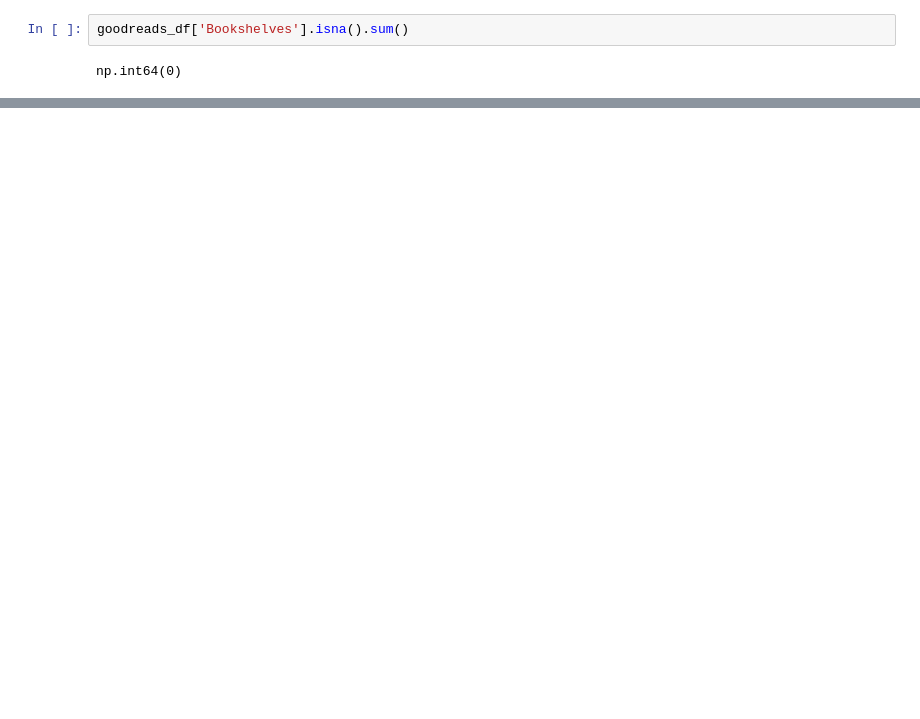
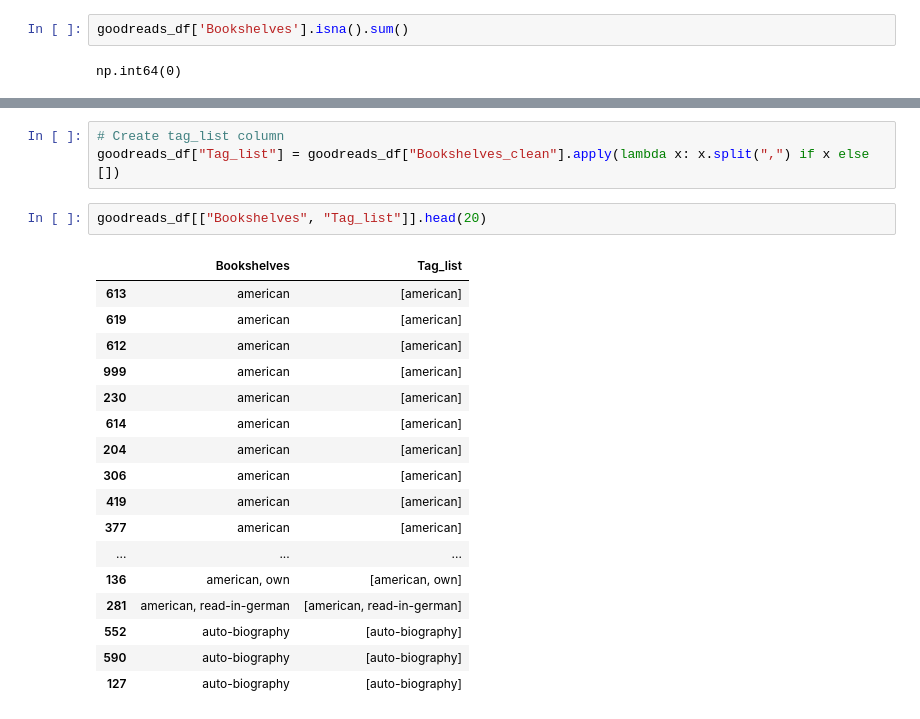
Before and after one commit to selmagrosse/goodreads-semantic-recommender, a Jupyter notebook: notebooks/data_cleanup.ipynb, the cells around one changed output, grey strips where cells are left out. Drawn from its saved outputs; the diff is of its cells as text; blank space fills up the shorter version.

```diff
--- a/notebooks/data_cleanup.ipynb
+++ b/notebooks/data_cleanup.ipynb
@@ -297,0 +302,23 @@ Name: Bookshelves, dtype: object
+# %%
+# Create tag_list column
+goodreads_df["Tag_list"] = goodreads_df["Bookshelves_clean"].apply(lambda x: x.split(",") if x else [])
+# %%
+goodreads_df[["Bookshelves", "Tag_list"]].head(20)
+# %% [output]
+|  | Bookshelves | Tag_list |
+| 613 | american | [american] |
+| 619 | american | [american] |
+| 612 | american | [american] |
+| 999 | american | [american] |
+| 230 | american | [american] |
+| 614 | american | [american] |
+| 204 | american | [american] |
+| 306 | american | [american] |
+| 419 | american | [american] |
+| 377 | american | [american] |
+| ... | ... | ... |
+| 136 | american, own | [american, own] |
+| 281 | american, read-in-german | [american, read-in-german] |
+| 552 | auto-biography | [auto-biography] |
+| 590 | auto-biography | [auto-biography] |
+| 127 | auto-biography | [auto-biography] |
```
Also changed, not shown: parts of 8 cells of this notebook, 7 other files.
